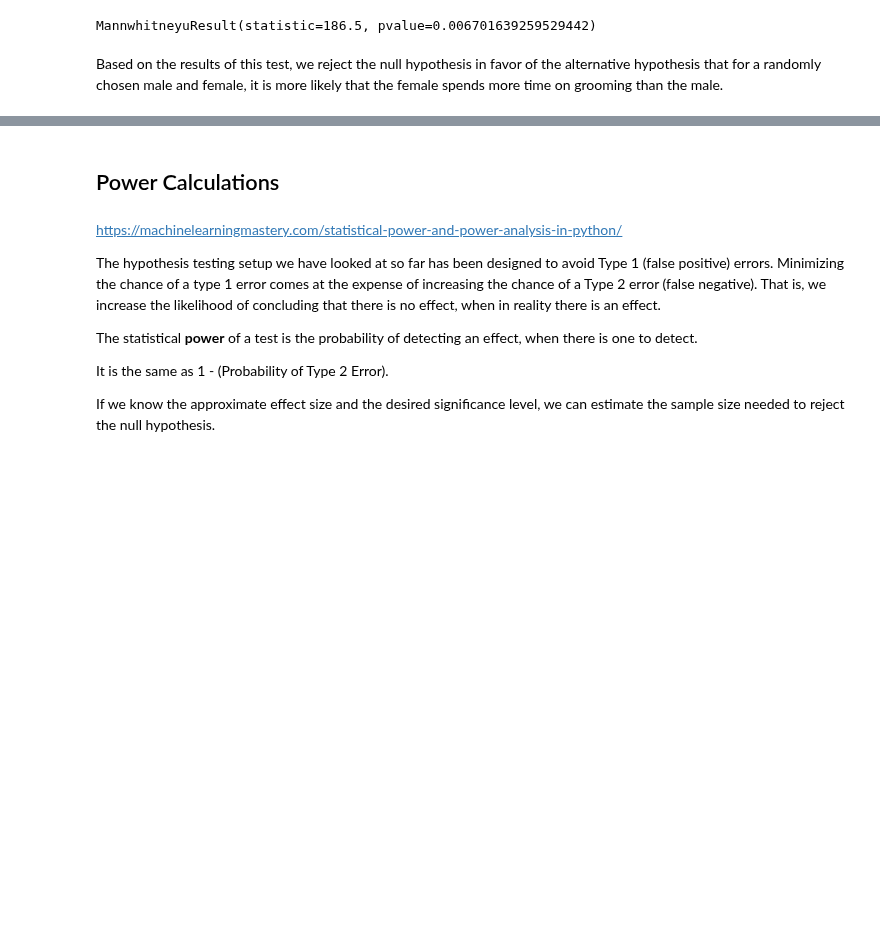
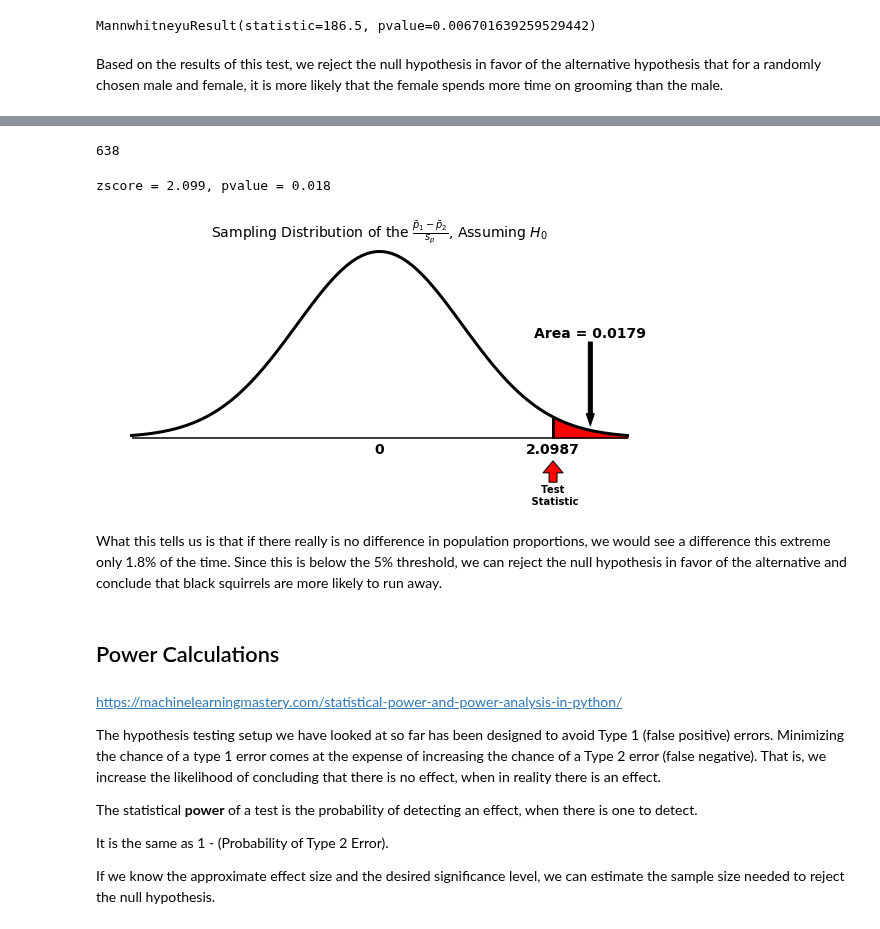
Before and after one commit to NSS-Data-Instructional-Stuff/stats-for-data-science, a Jupyter notebook: notebooks/Hypothesis_Testing_Part_1.ipynb, the cells around one changed output, grey strips where cells are left out. Cells and saved outputs as stored; diff of their text form; code cells hidden in the pictures; blank space fills up the shorter version.

Commit message:
updated first hypothesis testing notebook

```diff
--- a/notebooks/Hypothesis_Testing_Part_1.ipynb
+++ b/notebooks/Hypothesis_Testing_Part_1.ipynb
@@ -272,0 +325,4 @@ Based on the results of this test, we reject the null hypothesis in favor of the
+# %%
+ct.loc[True, False]
+# %% [output]
+638
@@ -272,0 +331,8 @@ Based on the results of this test, we reject the null hypothesis in favor of the
+# %%
+counts = [ct.loc[True, True], ct.loc[True, False]]
+nobs = [ct.loc['All',True], ct.loc['All', False]]
+
+zscore, pvalue = proportions_ztest(counts, nobs, alternative = 'larger')
+print('zscore = {:.3f}, pvalue = {:.3f}'.format(zscore, pvalue))
+# %% [output]
+zscore = 2.099, pvalue = 0.018
@@ -273,3 +341,9 @@ Based on the results of this test, we reject the null hypothesis in favor of the
+# %%
+hypot_plot_proportion_2sample(counts, nobs, alternative = 'larger')
+# %% [output]
+[figure, added]
+# %% [markdown]
+What this tells us is that if there really is no difference in population proportions, we would see a difference this extreme only 1.8% of the time. Since this is below the 5% threshold, we can reject the null hypothesis in favor of the alternative and conclude that black squirrels are more likely to run away.
 # %% [markdown]
 ## Power Calculations
 # %% [markdown]
```
Also changed, not shown: parts of 19 cells of this notebook, 1 other file.
